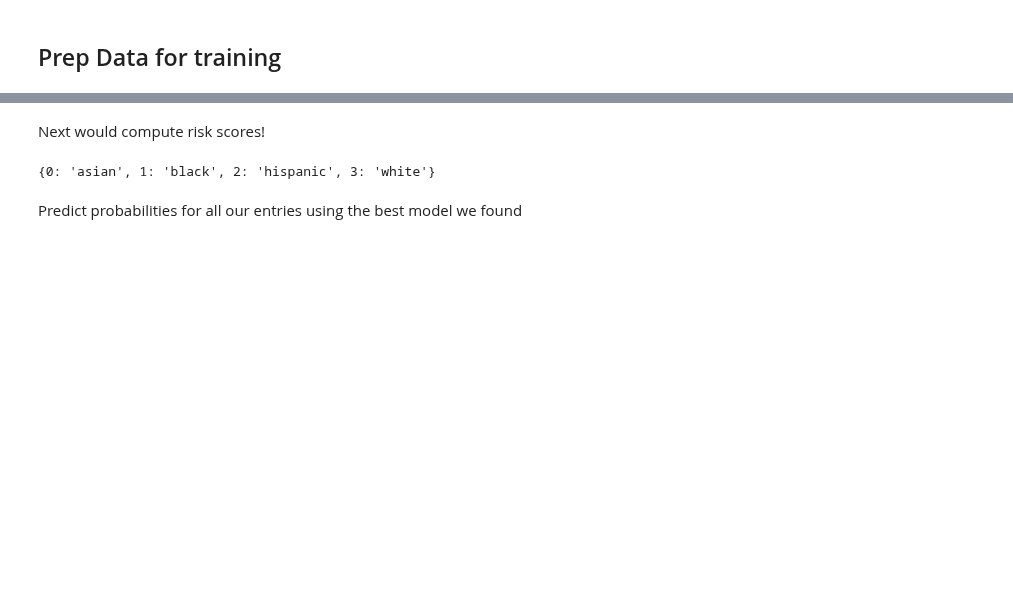
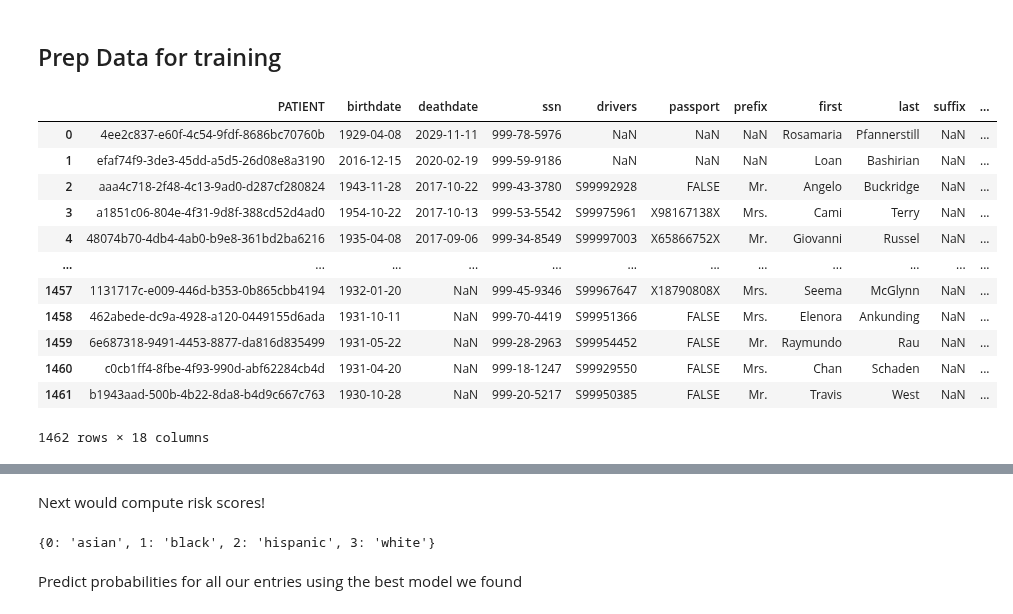
Before and after one commit to esseiple/MedicalBiasJLS, a Jupyter notebook: ModelDoc.ipynb, the cells around one changed output, grey strips where cells are left out. Cells and saved outputs as stored; diff of their text form; code cells hidden in the pictures; blank space fills up the shorter version.

```diff
--- a/ModelDoc.ipynb
+++ b/ModelDoc.ipynb
@@ -21,3 +21,19 @@ patients = pd.read_csv('patients.csv')
+# %%
+patients
+# %% [output]
+|  | PATIENT | birthdate | deathdate | ssn | drivers | passport | prefix | first | last | suffix | ... |
+| 0 | 4ee2c837-e60f-4c54-9fdf-8686bc70760b | 1929-04-08 | 2029-11-11 | 999-78-5976 | NaN | NaN | NaN | Rosamaria | Pfannerstill | NaN | ... |
+| 1 | efaf74f9-3de3-45dd-a5d5-26d08e8a3190 | 2016-12-15 | 2020-02-19 | 999-59-9186 | NaN | NaN | NaN | Loan | Bashirian | NaN | ... |
+| 2 | aaa4c718-2f48-4c13-9ad0-d287cf280824 | 1943-11-28 | 2017-10-22 | 999-43-3780 | S99992928 | FALSE | Mr. | Angelo | Buckridge | NaN | ... |
+| 3 | a1851c06-804e-4f31-9d8f-388cd52d4ad0 | 1954-10-22 | 2017-10-13 | 999-53-5542 | S99975961 | X98167138X | Mrs. | Cami | Terry | NaN | ... |
+| 4 | 48074b70-4db4-4ab0-b9e8-361bd2ba6216 | 1935-04-08 | 2017-09-06 | 999-34-8549 | S99997003 | X65866752X | Mr. | Giovanni | Russel | NaN | ... |
+| ... | ... | ... | ... | ... | ... | ... | ... | ... | ... | ... | ... |
+| 1457 | 1131717c-e009-446d-b353-0b865cbb4194 | 1932-01-20 | NaN | 999-45-9346 | S99967647 | X18790808X | Mrs. | Seema | McGlynn | NaN | ... |
+| 1458 | 462abede-dc9a-4928-a120-0449155d6ada | 1931-10-11 | NaN | 999-70-4419 | S99951366 | FALSE | Mrs. | Elenora | Ankunding | NaN | ... |
+| 1459 | 6e687318-9491-4453-8877-da816d835499 | 1931-05-22 | NaN | 999-28-2963 | S99954452 | FALSE | Mr. | Raymundo | Rau | NaN | ... |
+| 1460 | c0cb1ff4-8fbe-4f93-990d-abf62284cb4d | 1931-04-20 | NaN | 999-18-1247 | S99929550 | FALSE | Mrs. | Chan | Schaden | NaN | ... |
+| 1461 | b1943aad-500b-4b22-8da8-b4d9c667c763 | 1930-10-28 | NaN | 999-20-5217 | S99950385 | FALSE | Mr. | Travis | West | NaN | ... |
+1462 rows × 18 columns
 # %%
 le = LabelEncoder()
 
```
Also changed, not shown: parts of 16 cells of this notebook, 8 other files.
